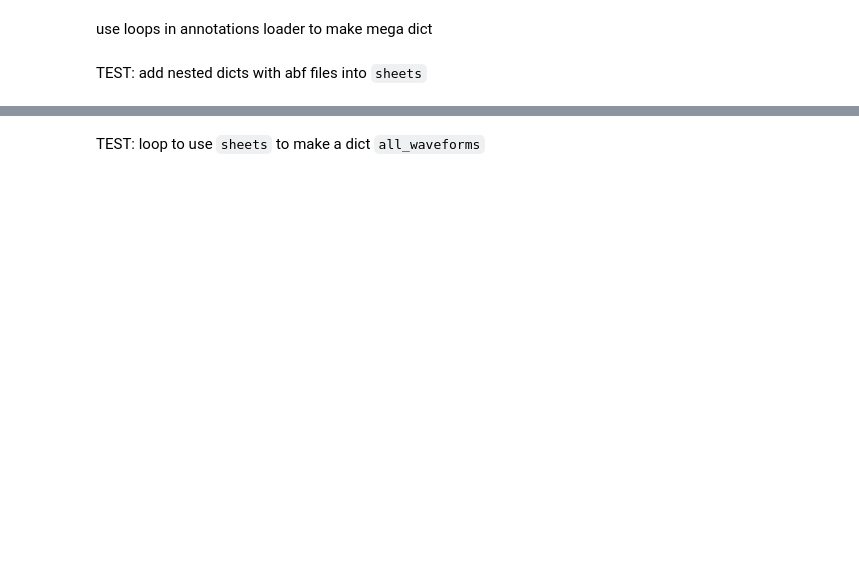
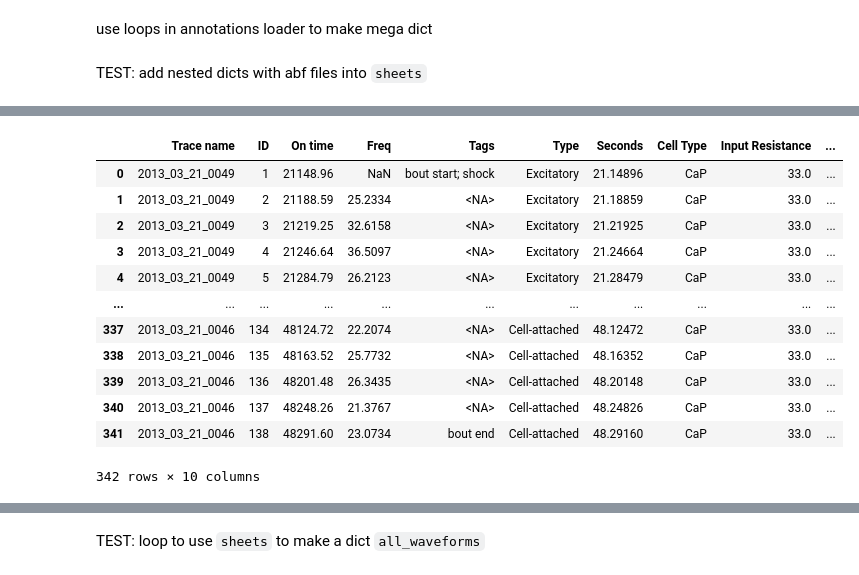
Before and after one commit to haleycab/murray-neuroscience-lab, a Jupyter notebook: all_function.ipynb, the cells around one changed output, grey strips where cells are left out. Cells and saved outputs as stored; diff of their text form; code cells hidden in the pictures; blank space fills up the shorter version.

```diff
--- a/all_function.ipynb
+++ b/all_function.ipynb
@@ -1,8 +1,8 @@
 # %% [markdown]
 # Notebook summary of work
 # %%
-parent_folder_path = "/Users/haleyoro/Desktop/" # work on library computer
-# parent_folder_path = "/Users/Haley/Desktop/Neuroscience Lab/Repository/" # work on local computer
+# parent_folder_path = "/Users/haleyoro/Desktop/" # work on library computer
+parent_folder_path = "/Users/Haley/Desktop/Neuroscience Lab/Repository/" # work on local computer
 # %%
 import matplotlib.pyplot as plt
 import pandas as pd
@@ -43,9 +41,10 @@ for sheet in sheet_names:
     df[["Trace name","Tags","Type"]] = df[["Trace name","Tags","Type"]].astype("string")
     if sheet in sheets_types:
         types = cell_types_df[cell_types_df["Cell"]==sheet]
-        df["Cell Type"] = types.iloc[0][1]
-        df["Input Resistance"] = types.iloc[0][2]
-        df["Motoneuron"] = types.iloc[0][3]
+        if not df.empty:
+            df.loc[:,"Cell Type"] = types.iloc[0]["Cell Type"]
+            df.loc[:,"Input Resistance"] = types.iloc[0]["Input Resistance"]
+            df.loc[:,"Motoneuron"] = types.iloc[0]["Motoneuron"]
     sheets[sheet] = df
 
 sheets
@@ -145,5 +174,7 @@ need abfs[trace] and sheets[sheet[sheet["Trace name"]==Trace]]
 # %% [markdown]
 use loops in annotations loader to make mega dict
+# %%
+parent_folder_path_ABFS = "/Users/Haley/Desktop/ABF files annotated/"
 # %% [markdown]
 TEST: add nested dicts with abf files into `sheets`
 # %%
@@ -154,9 +185,12 @@ for sheet in sheets.keys():
     abfs = {}
     for trace in traces:
         abfs[trace] = []
-        file_path2 = "/Users/Haley/Downloads/.abf files annotated/" + trace +".abf"
-        abf = pyabf.ABF(file_path2)
-        abfs[trace]= abf
+        if trace == "2012_03_21_0027":
+            continue
+        else:
+            file_path2 = parent_folder_path_ABFS + trace +".abf"
+            abf = pyabf.ABF(file_path2)
+            abfs[trace]= abf
     # adds the dictionary to sheets
     sheets[sheet] = {
         "annotations": sheets[sheet],
@@ -164,0 +219,16 @@ for sheet in sheets.keys():
+# %%
+sheets['2013_03_21_cell5']["annotations"]
+# %% [output]
+|  | Trace name | ID | On time | Freq | Tags | Type | Seconds | Cell Type | Input Resistance | ... |
+| 0 | 2013_03_21_0049 | 1 | 21148.96 | NaN | bout start; shock | Excitatory | 21.14896 | CaP | 33.0 | ... |
+| 1 | 2013_03_21_0049 | 2 | 21188.59 | 25.2334 | <NA> | Excitatory | 21.18859 | CaP | 33.0 | ... |
+| 2 | 2013_03_21_0049 | 3 | 21219.25 | 32.6158 | <NA> | Excitatory | 21.21925 | CaP | 33.0 | ... |
+| 3 | 2013_03_21_0049 | 4 | 21246.64 | 36.5097 | <NA> | Excitatory | 21.24664 | CaP | 33.0 | ... |
+| 4 | 2013_03_21_0049 | 5 | 21284.79 | 26.2123 | <NA> | Excitatory | 21.28479 | CaP | 33.0 | ... |
+| ... | ... | ... | ... | ... | ... | ... | ... | ... | ... | ... |
+| 337 | 2013_03_21_0046 | 134 | 48124.72 | 22.2074 | <NA> | Cell-attached | 48.12472 | CaP | 33.0 | ... |
+| 338 | 2013_03_21_0046 | 135 | 48163.52 | 25.7732 | <NA> | Cell-attached | 48.16352 | CaP | 33.0 | ... |
+| 339 | 2013_03_21_0046 | 136 | 48201.48 | 26.3435 | <NA> | Cell-attached | 48.20148 | CaP | 33.0 | ... |
+| 340 | 2013_03_21_0046 | 137 | 48248.26 | 21.3767 | <NA> | Cell-attached | 48.24826 | CaP | 33.0 | ... |
+| 341 | 2013_03_21_0046 | 138 | 48291.60 | 23.0734 | bout end | Cell-attached | 48.29160 | CaP | 33.0 | ... |
+342 rows × 10 columns
```
Also changed, not shown: parts of 21 cells of this notebook, 5 other files.
